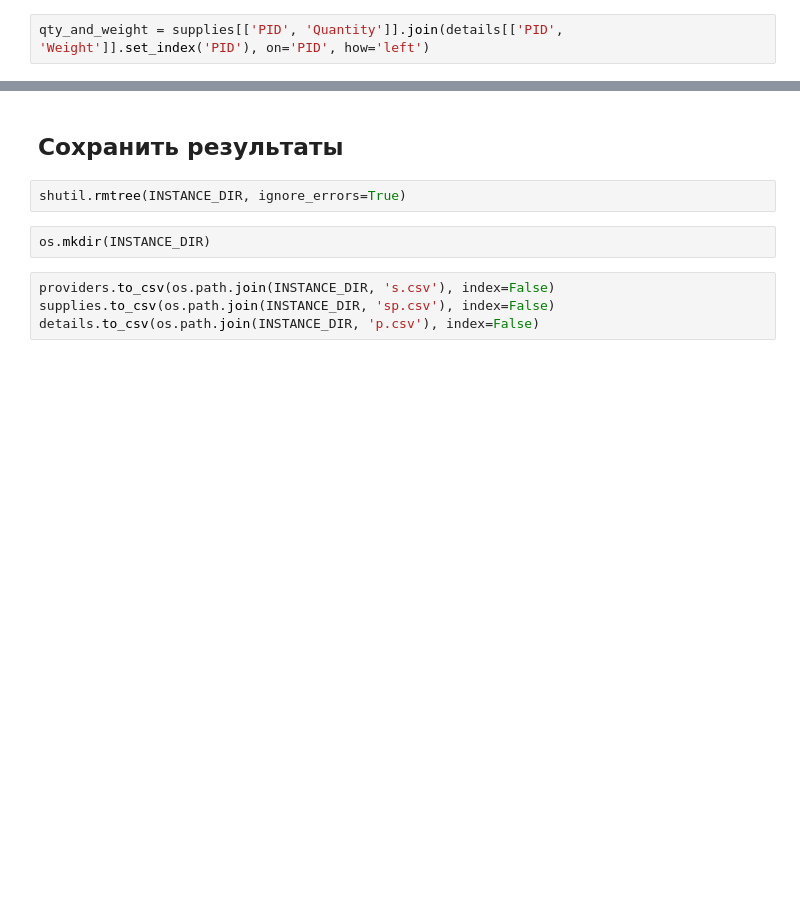
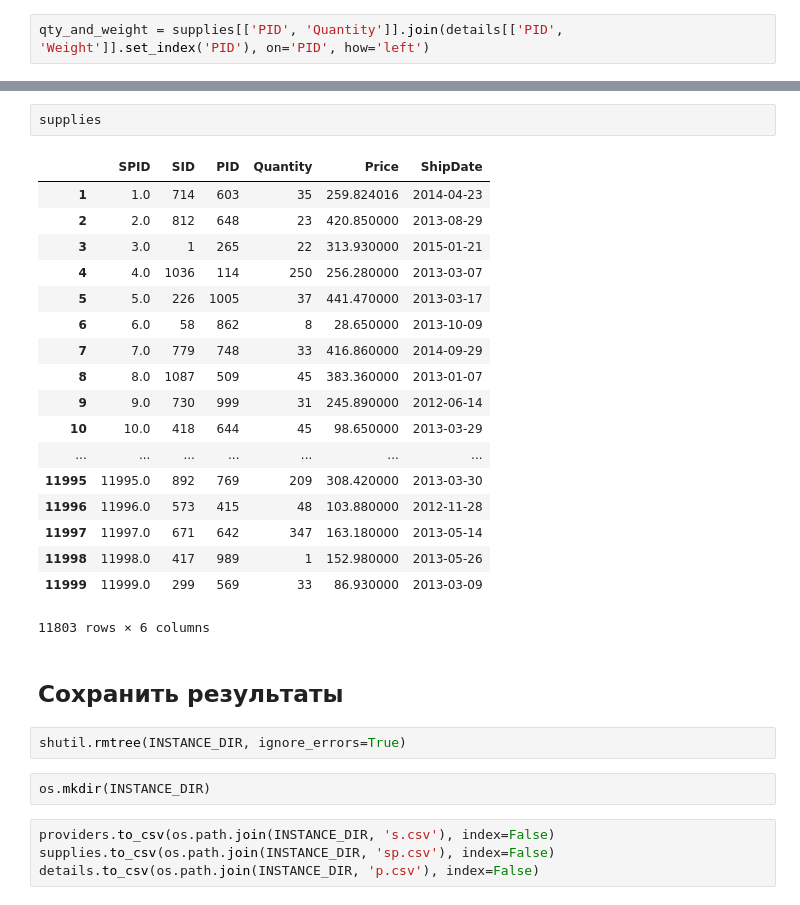
Before and after one commit to eecs-susu/analytical-information-processing, a Jupyter notebook: Data Warehouse and OLAP/scripts/xlsx_converter.ipynb, the cells around one changed output, grey strips where cells are left out. Cells and saved outputs as stored; diff of their text form; blank space fills up the shorter version.

```diff
--- a/Data Warehouse and OLAP/scripts/xlsx_converter.ipynb
+++ b/Data Warehouse and OLAP/scripts/xlsx_converter.ipynb
@@ -297,3 +299,24 @@ supplies = supplies[valid_supplies_indices]
+# %%
+supplies
+# %% [output]
+|  | SPID | SID | PID | Quantity | Price | ShipDate |
+| 1 | 1.0 | 714 | 603 | 35 | 259.824016 | 2014-04-23 |
+| 2 | 2.0 | 812 | 648 | 23 | 420.850000 | 2013-08-29 |
+| 3 | 3.0 | 1 | 265 | 22 | 313.930000 | 2015-01-21 |
+| 4 | 4.0 | 1036 | 114 | 250 | 256.280000 | 2013-03-07 |
+| 5 | 5.0 | 226 | 1005 | 37 | 441.470000 | 2013-03-17 |
+| 6 | 6.0 | 58 | 862 | 8 | 28.650000 | 2013-10-09 |
+| 7 | 7.0 | 779 | 748 | 33 | 416.860000 | 2014-09-29 |
+| 8 | 8.0 | 1087 | 509 | 45 | 383.360000 | 2013-01-07 |
+| 9 | 9.0 | 730 | 999 | 31 | 245.890000 | 2012-06-14 |
+| 10 | 10.0 | 418 | 644 | 45 | 98.650000 | 2013-03-29 |
+| ... | ... | ... | ... | ... | ... | ... |
+| 11995 | 11995.0 | 892 | 769 | 209 | 308.420000 | 2013-03-30 |
+| 11996 | 11996.0 | 573 | 415 | 48 | 103.880000 | 2012-11-28 |
+| 11997 | 11997.0 | 671 | 642 | 347 | 163.180000 | 2013-05-14 |
+| 11998 | 11998.0 | 417 | 989 | 1 | 152.980000 | 2013-05-26 |
+| 11999 | 11999.0 | 299 | 569 | 33 | 86.930000 | 2013-03-09 |
+11803 rows × 6 columns
 # %% [markdown]
 ## Сохранить результаты
 # %%
```
Also changed, not shown: parts of 13 cells of this notebook, 3 other files.
